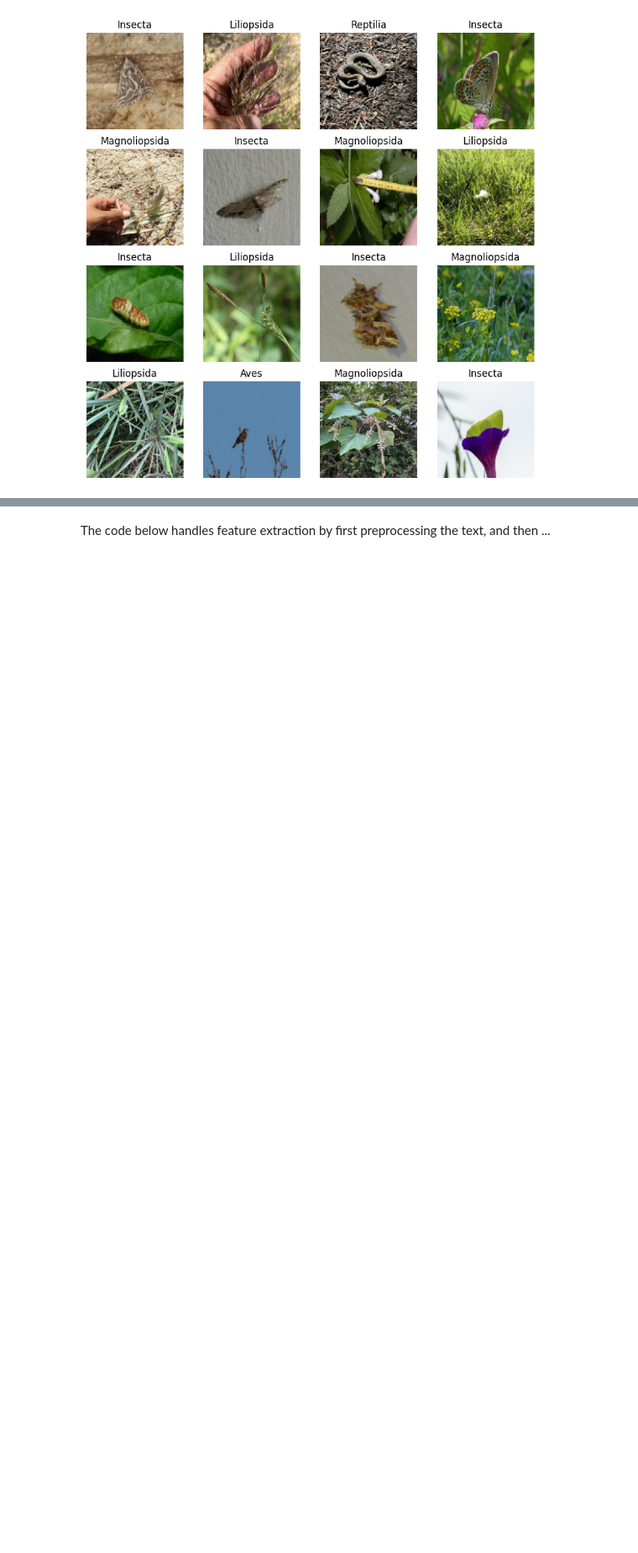
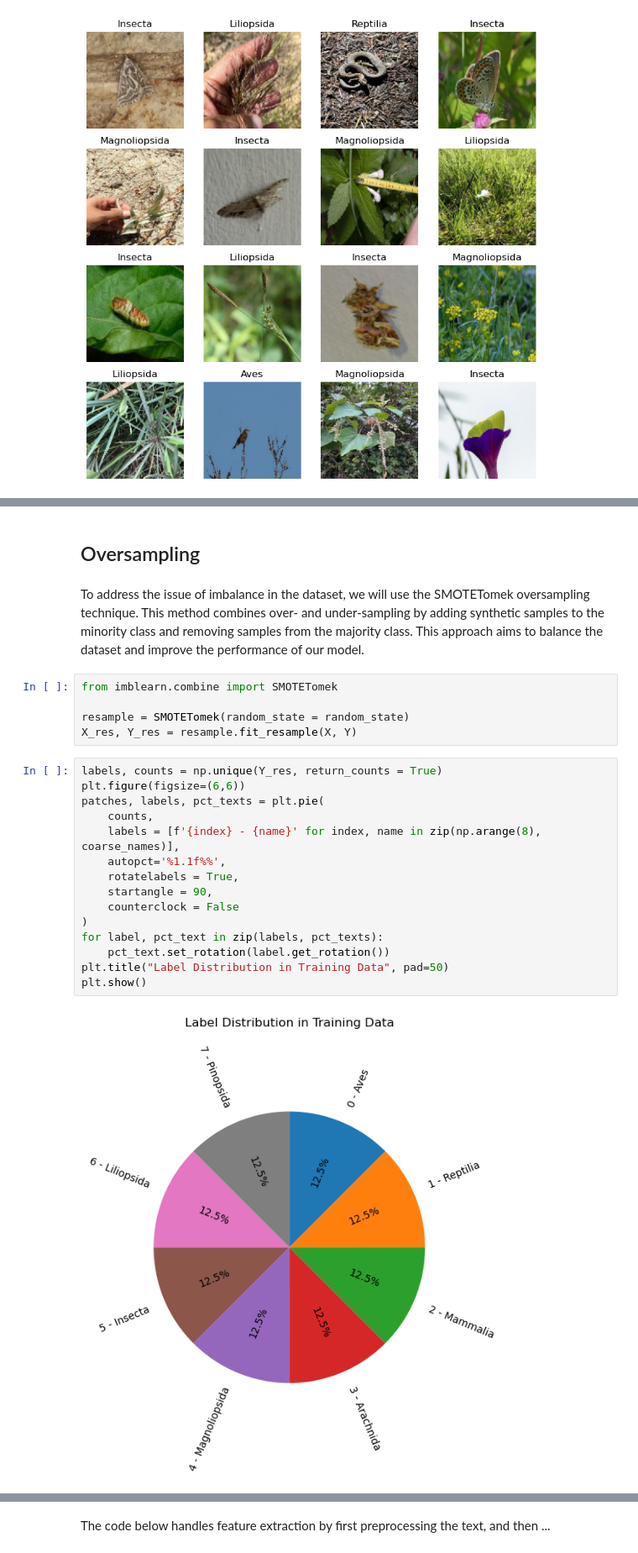
Before and after one commit to melbreaker/LivingThingClassification, a Jupyter notebook: major_project_47369833_final_report.ipynb, the cells around one changed output, grey strips where cells are left out. Shown at 84% size. Drawn from its saved outputs; the diff is of its cells as text; blank space fills up the shorter version.

```diff
--- a/major_project_47369833_final_report.ipynb
+++ b/major_project_47369833_final_report.ipynb
@@ -178,0 +219,26 @@ plt.show();
+# %% [markdown]
+## Oversampling
+# %% [markdown]
+To address the issue of imbalance in the dataset, we will use the SMOTETomek oversampling technique. This method combines over- and under-sampling by adding synthetic samples to the minority class and removing samples from the majority class. This approach aims to balance the dataset and improve the performance of our model.
+# %%
+from imblearn.combine import SMOTETomek
+
+resample = SMOTETomek(random_state = random_state)
+X_res, Y_res = resample.fit_resample(X, Y)
+# %%
+labels, counts = np.unique(Y_res, return_counts = True)
+plt.figure(figsize=(6,6))
+patches, labels, pct_texts = plt.pie(
+    counts,
+    labels = [f'{index} - {name}' for index, name in zip(np.arange(8), coarse_names)],
+    autopct='%1.1f%%',
+    rotatelabels = True,
+    startangle = 90,
+    counterclock = False
+)
+for label, pct_text in zip(labels, pct_texts):
+    pct_text.set_rotation(label.get_rotation())
+plt.title("Label Distribution in Training Data", pad=50)
+plt.show()
+# %% [output]
+[figure, added]
```
Also changed, not shown: parts of 19 cells of this notebook.
